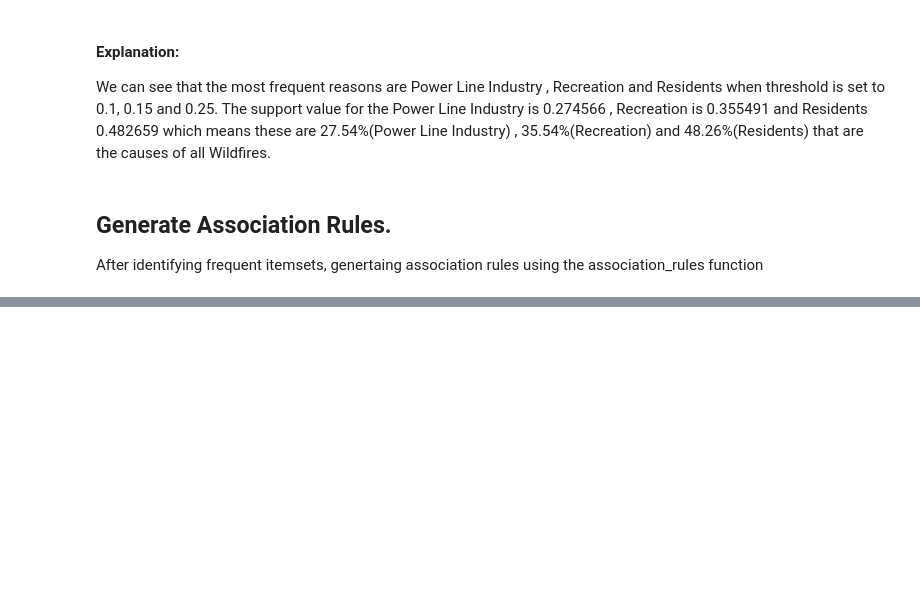
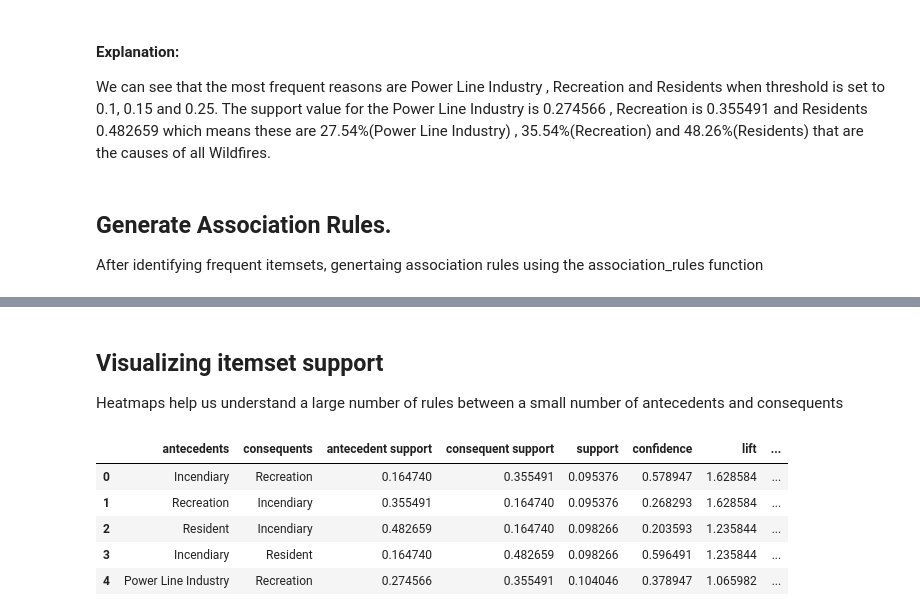
Before and after one commit to zunerazaidi/ML_Based_Wildfire_Risk_Assessment_in_Alberta, a Jupyter notebook: Project.ipynb, the cells around one changed output, grey strips where cells are left out. Cells and saved outputs as stored; diff of their text form; code cells hidden in the pictures; blank space fills up the shorter version.

Commit message:
Visualizing itemset support  in associations

```diff
--- a/Project.ipynb
+++ b/Project.ipynb
@@ -270,0 +271,17 @@ rules
+# %% [markdown]
+## Visualizing itemset support
+Heatmaps help us understand a large number of rules between a small number of antecedents and consequents
+# %%
+# Convert the frozensets into strings
+rules['antecedents'] = rules['antecedents'].apply(lambda a: ','.join(list(a)))
+rules['consequents'] = rules['consequents'].apply(lambda a: ','.join(list(a)))
+
+# Display the first 5 rows of the dataframe
+rules.head(5)
+# %% [output]
+|  | antecedents | consequents | antecedent support | consequent support | support | confidence | lift | ... |
+| 0 | Incendiary | Recreation | 0.164740 | 0.355491 | 0.095376 | 0.578947 | 1.628584 | ... |
+| 1 | Recreation | Incendiary | 0.355491 | 0.164740 | 0.095376 | 0.268293 | 1.628584 | ... |
+| 2 | Resident | Incendiary | 0.482659 | 0.164740 | 0.098266 | 0.203593 | 1.235844 | ... |
+| 3 | Incendiary | Resident | 0.164740 | 0.482659 | 0.098266 | 0.596491 | 1.235844 | ... |
+| 4 | Power Line Industry | Recreation | 0.274566 | 0.355491 | 0.104046 | 0.378947 | 1.065982 | ... |
```
Also changed, not shown: parts of 4 cells of this notebook.
